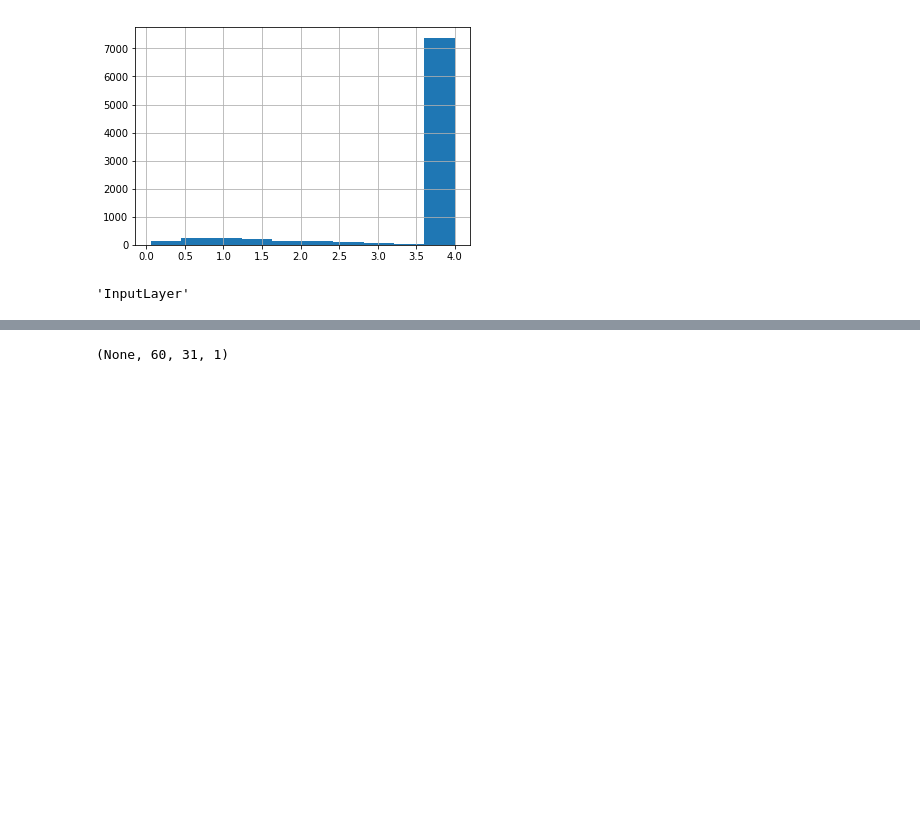
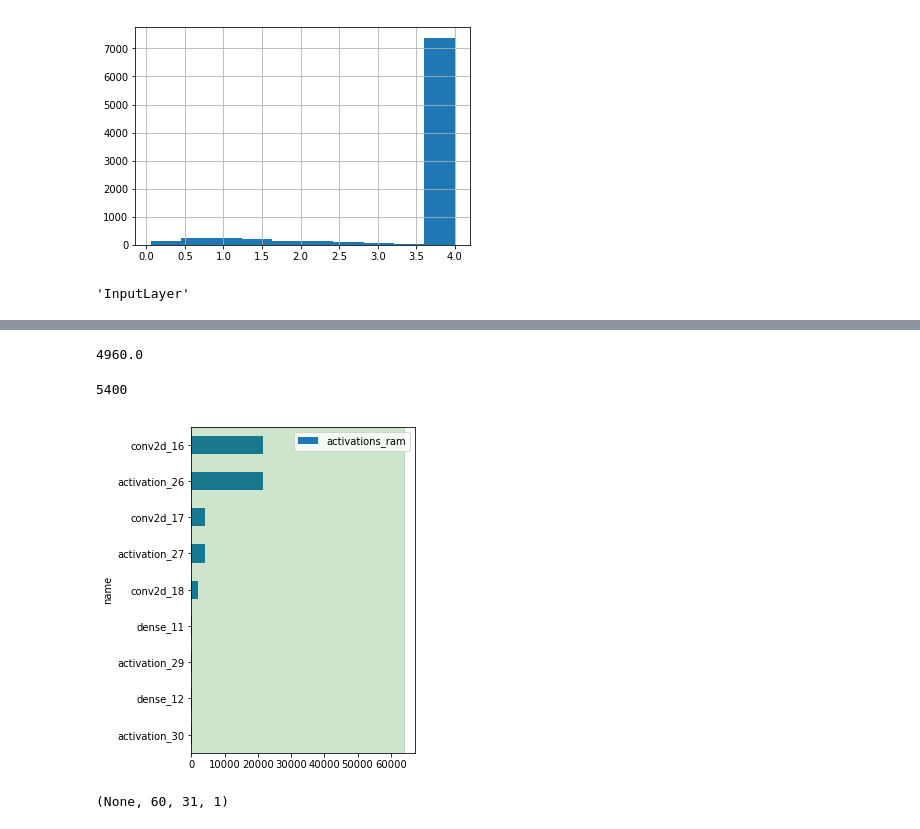
Before and after one commit to jonnor/ESC-CNN-microcontroller, a Jupyter notebook: Experiments.ipynb, the cells around one changed output, grey strips where cells are left out. Cells and saved outputs as stored; diff of their text form; code cells hidden in the pictures; blank space fills up the shorter version.

```diff
--- a/Experiments.ipynb
+++ b/Experiments.ipynb
@@ -203,7 +187,0 @@ foo = layer_info(model)
-# %%
-model_path = 'sbcnn16k30.hdf5'
-model = keras.models.load_model(model_path)
-out_path = 'out/'
-stats = stm32convert.generatecode(model_path, out_path,
-                                  name='network', model_type='keras', compression=None)
-foo = layer_info(model)
@@ -278,0 +188,18 @@ jj.sort_index(ascending=False).plot(figsize=(4, 6), kind='barh', y='activations'
+# %%
+s = {
+    'model': 'sbcnn',
+    'frames': 31,
+    'n_mels': 60,
+    'samplerate': 22050,
+    'kernel': (3,3),
+    'pool': (4,2)
+}
+mm = models.build(s)
+# %%
+#model_path = 'sbcnn16k30.hdf5'
+#model_path = './data/models/ldcnn20k60-20190406-2113-73f6-fold0/e04-v1.50.t1.54.model.hdf5'
+#model_path = 'effnet.hdf5'
+#model = keras.models.load_model(model_path)
+model = mm
+
+ss, ll = stats.check_model_constraints(model)
@@ -279,3 +226,28 @@ jj.sort_index(ascending=False).plot(figsize=(4, 6), kind='barh', y='activations'
+# %%
+60*31*24 / 9
+# %% [output]
+4960.0
+# %%
+15*15*24
+# %% [output]
+5400
+# %%
+def plot_layers_ram(layers_ram, ax=None, max_ram=64e3):
+
+    if not ax:
+        fig, ax = plt.subplots(1, figsize=(4, 6))
+
+    l = layers_ram.sort_index(ascending=False)
+    l['activations_ram'] = 4 * l.activations
+    l = l[l.activations_ram.notna()]
+    l.plot(kind='barh', ax=ax, y='activations_ram', x='name')
+    ax.axvspan(xmin=0, xmax=max_ram, alpha=0.2, color='green')
+
+    return fig
+
+plot_layers_ram(ll);
+# %% [output]
+[figure, added]
 # %%
 model.layers[0].get_output_shape_at(0)
 # %% [output]
```
Also changed, not shown: parts of 7 cells of this notebook, 4 other files.
